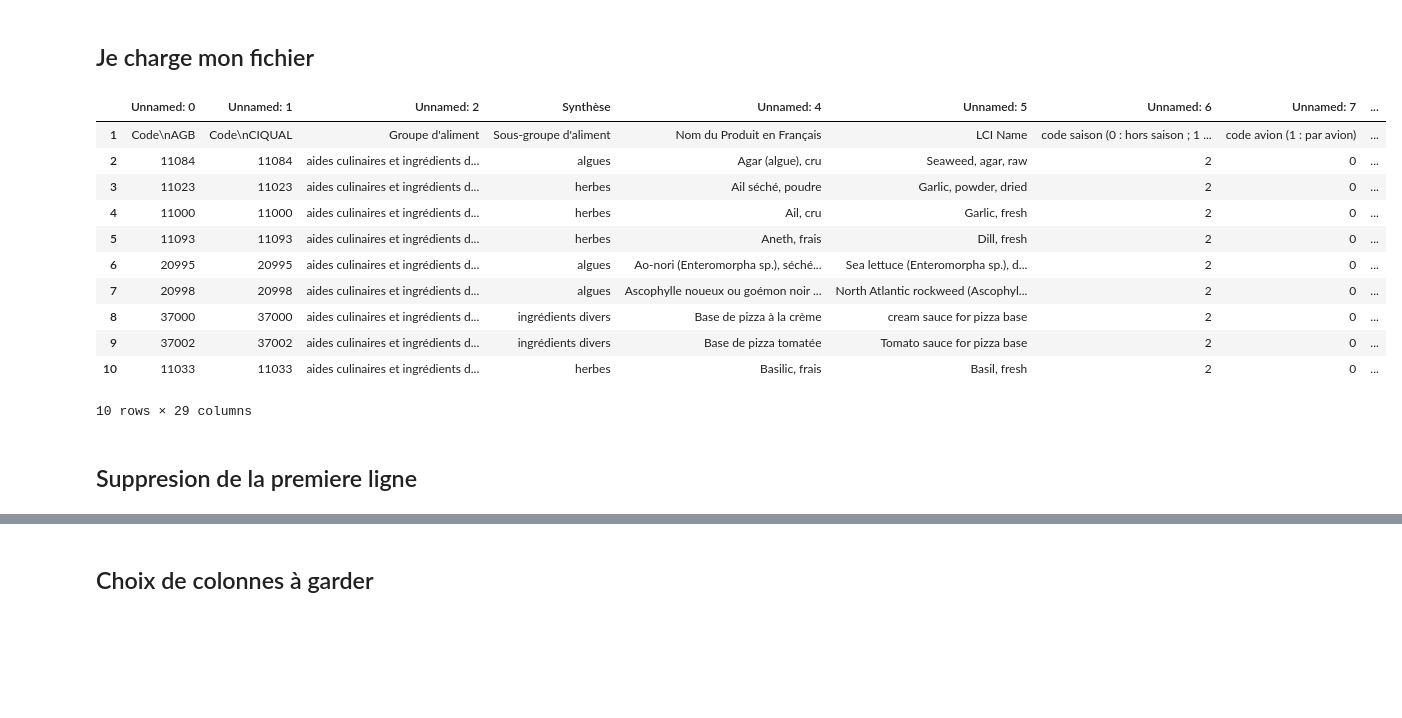
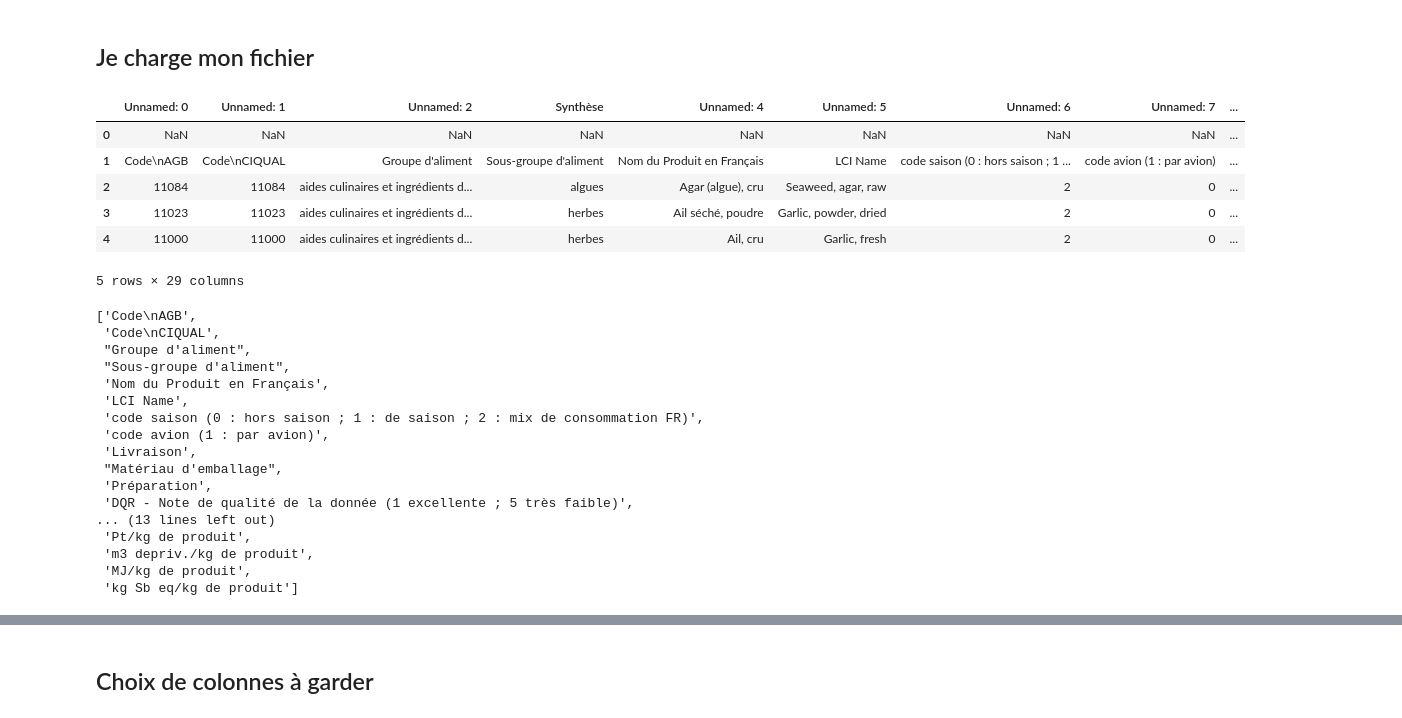
Before and after one commit to Eiji64/Projet_COok, a Jupyter notebook: NettoyageCOok.ipynb, the cells around one changed output, grey strips where cells are left out. Cells and saved outputs as stored; diff of their text form; code cells hidden in the pictures; blank space fills up the shorter version.

```diff
--- a/NettoyageCOok.ipynb
+++ b/NettoyageCOok.ipynb
@@ -10,19 +10,34 @@ import plotly.graph_objects as go
 # Import du fichier excel et de sa page 'Synthese'
 df = pd.read_excel("datas/AGRIBALYSE3.1_produits alimentaires_2.xlsm", sheet_name="Synthese")
 # %%
-df.head(10)
+df.head()
 # %% [output]
 |  | Unnamed: 0 | Unnamed: 1 | Unnamed: 2 | Synthèse | Unnamed: 4 | Unnamed: 5 | Unnamed: 6 | Unnamed: 7 | ... |
+| 0 | NaN | NaN | NaN | NaN | NaN | NaN | NaN | NaN | ... |
 | 1 | Code\nAGB | Code\nCIQUAL | Groupe d'aliment | Sous-groupe d'aliment | Nom du Produit en Français | LCI Name | code saison (0 : hors saison ; 1 ... | code avion (1 : par avion) | ... |
 | 2 | 11084 | 11084 | aides culinaires et ingrédients d... | algues | Agar (algue), cru | Seaweed, agar, raw | 2 | 0 | ... |
 | 3 | 11023 | 11023 | aides culinaires et ingrédients d... | herbes | Ail séché, poudre | Garlic, powder, dried | 2 | 0 | ... |
 | 4 | 11000 | 11000 | aides culinaires et ingrédients d... | herbes | Ail, cru | Garlic, fresh | 2 | 0 | ... |
-| 5 | 11093 | 11093 | aides culinaires et ingrédients d... | herbes | Aneth, frais | Dill, fresh | 2 | 0 | ... |
-| 6 | 20995 | 20995 | aides culinaires et ingrédients d... | algues | Ao-nori (Enteromorpha sp.), séché... | Sea lettuce (Enteromorpha sp.), d... | 2 | 0 | ... |
-| 7 | 20998 | 20998 | aides culinaires et ingrédients d... | algues | Ascophylle noueux ou goémon noir ... | North Atlantic rockweed (Ascophyl... | 2 | 0 | ... |
-| 8 | 37000 | 37000 | aides culinaires et ingrédients d... | ingrédients divers | Base de pizza à la crème | cream sauce for pizza base | 2 | 0 | ... |
-| 9 | 37002 | 37002 | aides culinaires et ingrédients d... | ingrédients divers | Base de pizza tomatée | Tomato sauce for pizza base | 2 | 0 | ... |
-| 10 | 11033 | 11033 | aides culinaires et ingrédients d... | herbes | Basilic, frais | Basil, fresh | 2 | 0 | ... |
-10 rows × 29 columns
+5 rows × 29 columns
-# %% [markdown]
-## Suppresion de la  premiere ligne
+# %%
+
+noms_colonnes = df.iloc[1].tolist()
+noms_colonnes
+# %% [output]
+['Code\nAGB',
+ 'Code\nCIQUAL',
+ "Groupe d'aliment",
+ "Sous-groupe d'aliment",
+ 'Nom du Produit en Français',
+ 'LCI Name',
+ 'code saison (0 : hors saison ; 1 : de saison ; 2 : mix de consommation FR)',
+ 'code avion (1 : par avion)',
+ 'Livraison',
+ "Matériau d'emballage",
+ 'Préparation',
+ 'DQR - Note de qualité de la donnée (1 excellente ; 5 très faible)',
+... (13 lines left out)
+ 'Pt/kg de produit',
+ 'm3 depriv./kg de produit',
+ 'MJ/kg de produit',
+ 'kg Sb eq/kg de produit']
```
Also changed, not shown: parts of 8 cells of this notebook, 1 other file.
